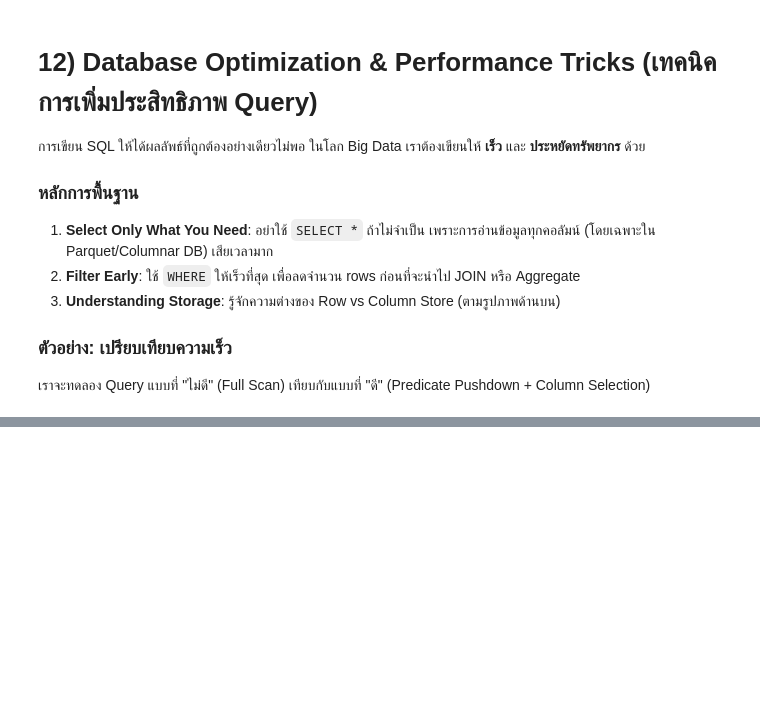
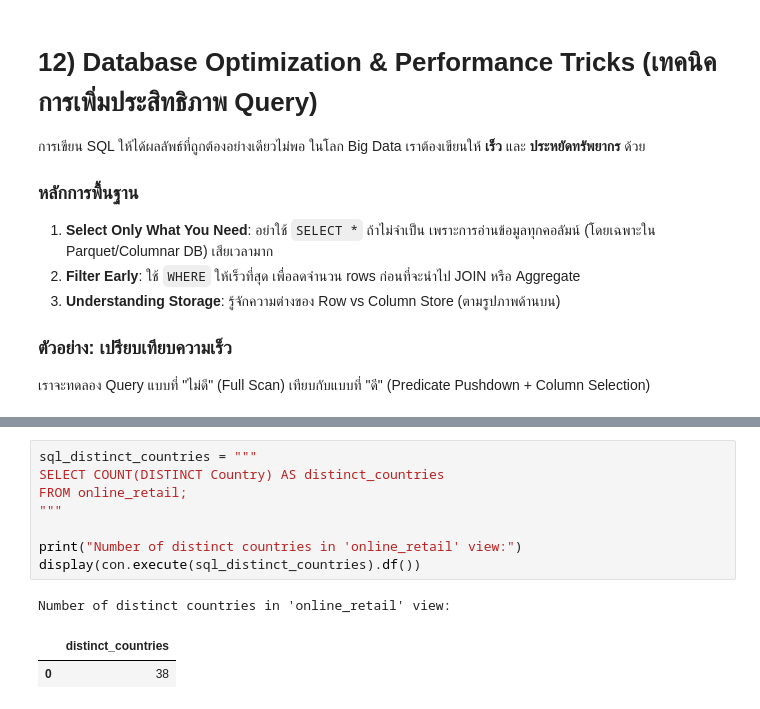
Before and after one commit to pakapornsup-cloud/Pak, a Jupyter notebook: bigdata_week3_sql_duckdb_to_spark.ipynb, the cells around one changed output, grey strips where cells are left out. Cells and saved outputs as stored; diff of their text form; blank space fills up the shorter version.

```diff
--- a/bigdata_week3_sql_duckdb_to_spark.ipynb
+++ b/bigdata_week3_sql_duckdb_to_spark.ipynb
@@ -820,3 +977,15 @@ spark.sql(spark_sql).show()
 > - ความสมเหตุสมผล
 > - SQL ที่ใช้
 > - การอธิบาย insight
+# %%
+sql_distinct_countries = """
+SELECT COUNT(DISTINCT Country) AS distinct_countries
+FROM online_retail;
+"""
+
+print("Number of distinct countries in 'online_retail' view:")
+display(con.execute(sql_distinct_countries).df())
+# %% [output]
+Number of distinct countries in 'online_retail' view:
+|  | distinct_countries |
+| 0 | 38 |
```
Also changed, not shown: parts of 34 cells of this notebook.
